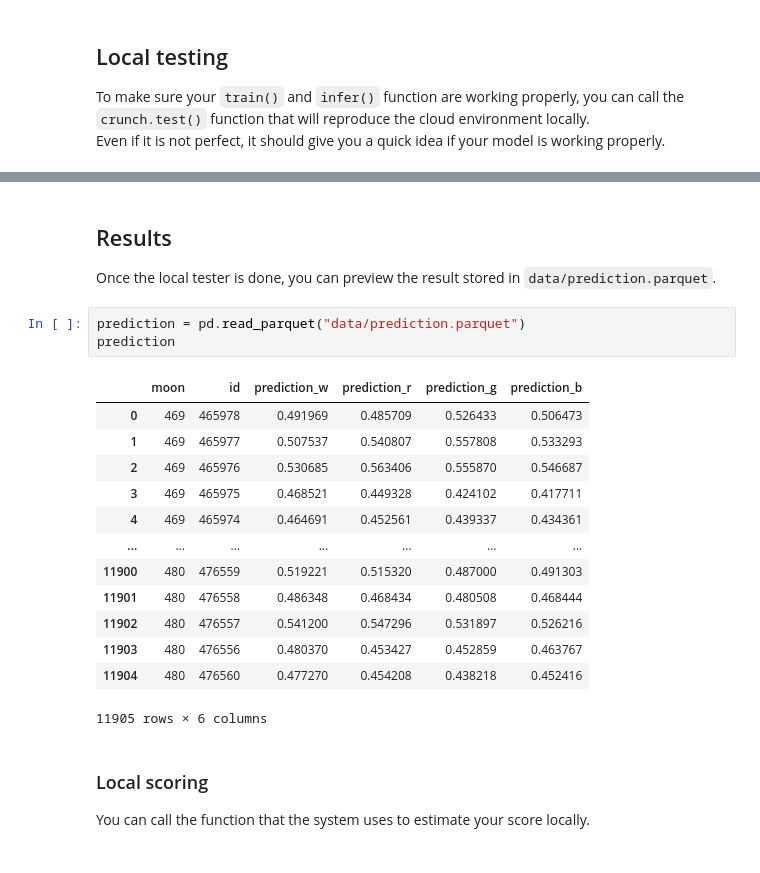
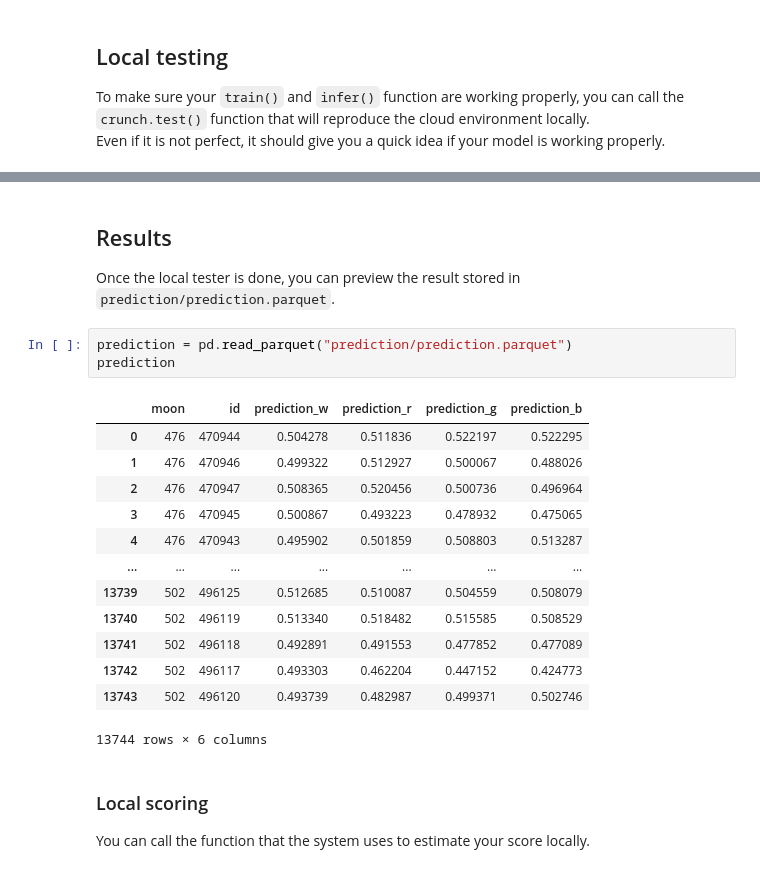
Before and after one commit to crunchdao/competitions, a Jupyter notebook: competitions/datacrunch/quickstarters/quickstarter/quickstarter.ipynb, the cells around one changed output, grey strips where cells are left out. Drawn from its saved outputs; the diff is of its cells as text.

Commit message:
feat(api)!: add support for multiple prediction files (#54)

```diff
--- a/competitions/datacrunch/quickstarters/quickstarter/quickstarter.ipynb
+++ b/competitions/datacrunch/quickstarters/quickstarter/quickstarter.ipynb
@@ -338,24 +351,24 @@ data\example_prediction.parquet: already exists, file length match
 # %% [markdown]
 ## Results
 
-Once the local tester is done, you can preview the result stored in `data/prediction.parquet`.
+Once the local tester is done, you can preview the result stored in `prediction/prediction.parquet`.
 # %%
-prediction = pd.read_parquet("data/prediction.parquet")
+prediction = pd.read_parquet("prediction/prediction.parquet")
 prediction
 # %% [output]
 |  | moon | id | prediction_w | prediction_r | prediction_g | prediction_b |
-| 0 | 469 | 465978 | 0.491969 | 0.485709 | 0.526433 | 0.506473 |
-| 1 | 469 | 465977 | 0.507537 | 0.540807 | 0.557808 | 0.533293 |
-| 2 | 469 | 465976 | 0.530685 | 0.563406 | 0.555870 | 0.546687 |
-| 3 | 469 | 465975 | 0.468521 | 0.449328 | 0.424102 | 0.417711 |
-| 4 | 469 | 465974 | 0.464691 | 0.452561 | 0.439337 | 0.434361 |
+| 0 | 476 | 470944 | 0.504278 | 0.511836 | 0.522197 | 0.522295 |
+| 1 | 476 | 470946 | 0.499322 | 0.512927 | 0.500067 | 0.488026 |
+| 2 | 476 | 470947 | 0.508365 | 0.520456 | 0.500736 | 0.496964 |
+| 3 | 476 | 470945 | 0.500867 | 0.493223 | 0.478932 | 0.475065 |
+| 4 | 476 | 470943 | 0.495902 | 0.501859 | 0.508803 | 0.513287 |
 | ... | ... | ... | ... | ... | ... | ... |
-| 11900 | 480 | 476559 | 0.519221 | 0.515320 | 0.487000 | 0.491303 |
-| 11901 | 480 | 476558 | 0.486348 | 0.468434 | 0.480508 | 0.468444 |
-| 11902 | 480 | 476557 | 0.541200 | 0.547296 | 0.531897 | 0.526216 |
-| 11903 | 480 | 476556 | 0.480370 | 0.453427 | 0.452859 | 0.463767 |
-| 11904 | 480 | 476560 | 0.477270 | 0.454208 | 0.438218 | 0.452416 |
+| 13739 | 502 | 496125 | 0.512685 | 0.510087 | 0.504559 | 0.508079 |
+| 13740 | 502 | 496119 | 0.513340 | 0.518482 | 0.515585 | 0.508529 |
+| 13741 | 502 | 496118 | 0.492891 | 0.491553 | 0.477852 | 0.477089 |
+| 13742 | 502 | 496117 | 0.493303 | 0.462204 | 0.447152 | 0.424773 |
+| 13743 | 502 | 496120 | 0.493739 | 0.482987 | 0.499371 | 0.502746 |
-11905 rows × 6 columns
+13744 rows × 6 columns
 # %% [markdown]
 ### Local scoring
 
```
Also changed, not shown: parts of 6 cells of this notebook, 7 other files.
